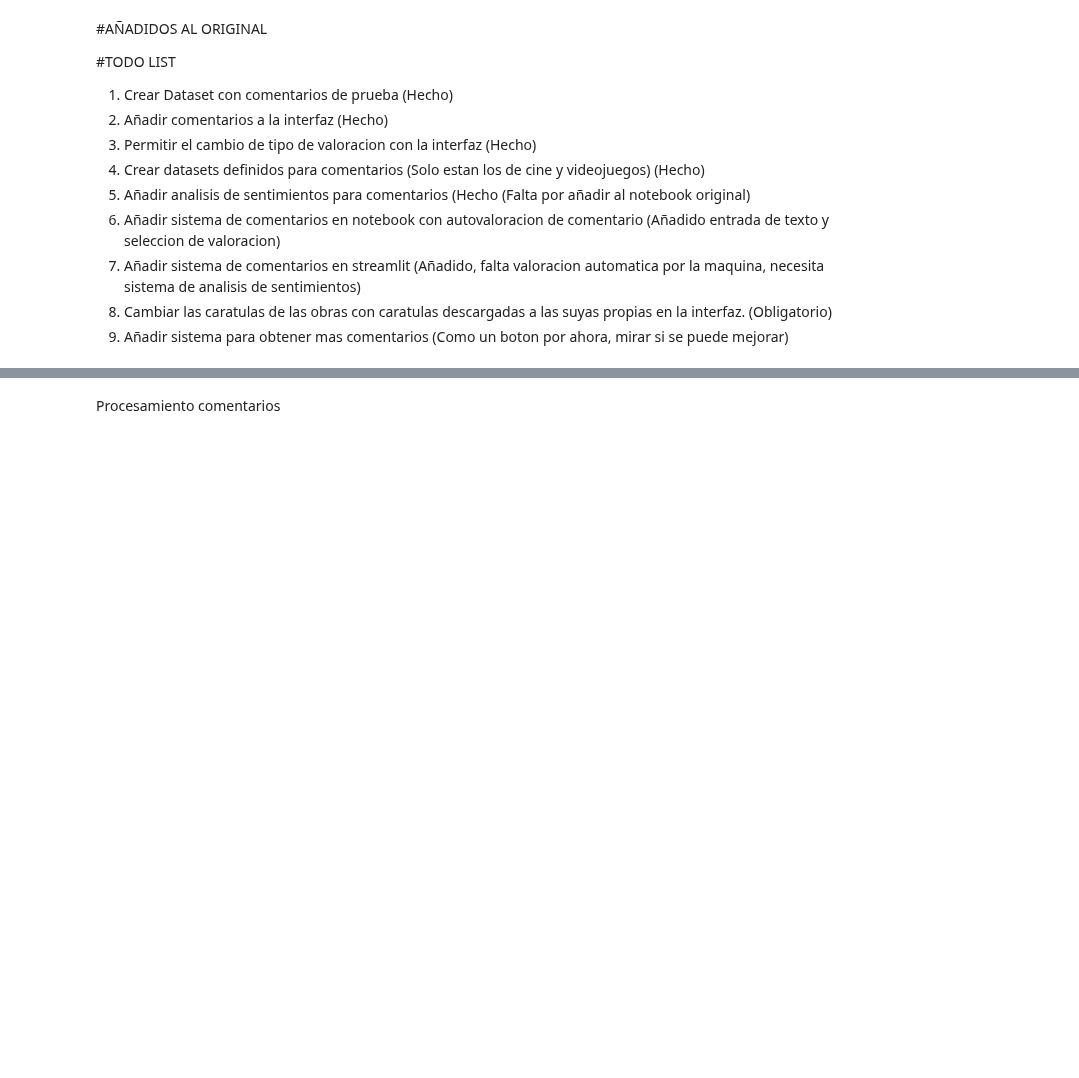
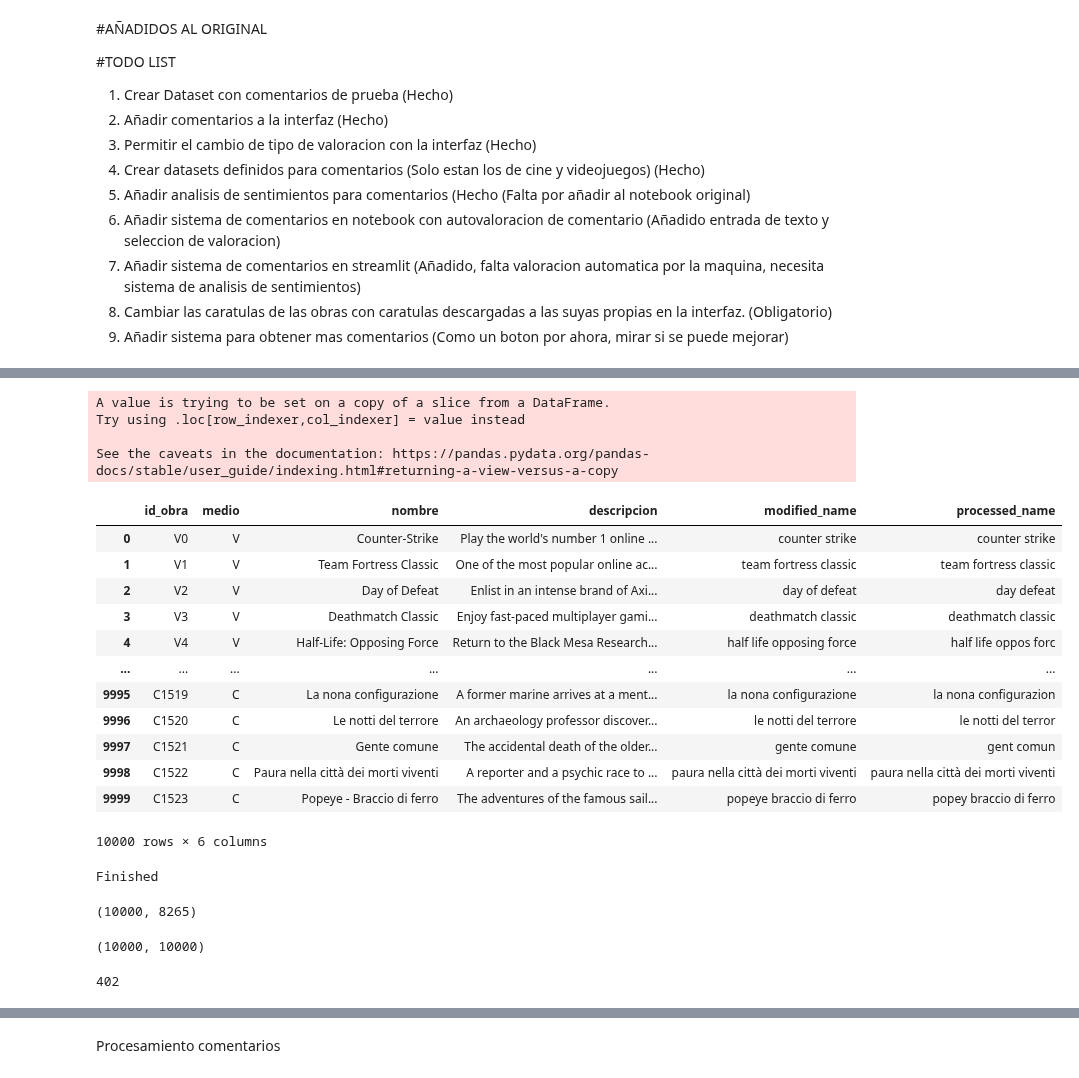
Before and after one commit to adrygp/ABP-FindMo, a Jupyter notebook: AñadidoComentarios.ipynb, the cells around one changed output, grey strips where cells are left out. Cells and saved outputs as stored; diff of their text form; code cells hidden in the pictures; blank space fills up the shorter version.

```diff
--- a/AñadidoComentarios.ipynb
+++ b/AñadidoComentarios.ipynb
@@ -401,0 +407,5 @@ top.head(11)[1:11]
+# %%
+originalData = pd.read_csv('system_datasets/obras_descripcion.csv')
+modifiedData = originalData['nombre'].str.lower().str.replace("-|:|®", " ")
+originalData['modified_name'] = modifiedData
+originalData
@@ -401,0 +426,25 @@ top.head(11)[1:11]
+# %%
+
+nltk.download('punkt')
+nltk.download('stopwords')
+
+ps = PorterStemmer()
+
+preprocessedText = []
+
+for row in originalData.head(10000).itertuples():
+
+
+    text = word_tokenize(row[5]) ## indice de la columna que contiene el texto
+    ## Remove stop words
+    stops = set(stopwords.words("english"))
+    text = [ps.stem(w) for w in text if not w in stops and w.isalpha()]
+    text = " ".join(text)
+
+    preprocessedText.append(text)
+
+preprocessedData = originalData.head(10000)
+preprocessedData['processed_name'] = preprocessedText
+
+preprocessedData
+# %% [output]
@@ -401,0 +455,30 @@ top.head(11)[1:11]
+A value is trying to be set on a copy of a slice from a DataFrame.
+Try using .loc[row_indexer,col_indexer] = value instead
+
+See the caveats in the documentation: https://pandas.pydata.org/pandas-docs/stable/user_guide/indexing.html#returning-a-view-versus-a-copy
+|  | id_obra | medio | nombre | descripcion | modified_name | processed_name |
+| 0 | V0 | V | Counter-Strike | Play the world's number 1 online ... | counter strike | counter strike |
+| 1 | V1 | V | Team Fortress Classic | One of the most popular online ac... | team fortress classic | team fortress classic |
+| 2 | V2 | V | Day of Defeat | Enlist in an intense brand of Axi... | day of defeat | day defeat |
+| 3 | V3 | V | Deathmatch Classic | Enjoy fast-paced multiplayer gami... | deathmatch classic | deathmatch classic |
+| 4 | V4 | V | Half-Life: Opposing Force | Return to the Black Mesa Research... | half life opposing force | half life oppos forc |
+| ... | ... | ... | ... | ... | ... | ... |
+| 9995 | C1519 | C | La nona configurazione | A former marine arrives at a ment... | la nona configurazione | la nona configurazion |
+| 9996 | C1520 | C | Le notti del terrore | An archaeology professor discover... | le notti del terrore | le notti del terror |
+| 9997 | C1521 | C | Gente comune | The accidental death of the older... | gente comune | gent comun |
+| 9998 | C1522 | C | Paura nella città dei morti viventi | A reporter and a psychic race to ... | paura nella città dei morti viventi | paura nella città dei morti viventi |
+| 9999 | C1523 | C | Popeye - Braccio di ferro | The adventures of the famous sail... | popeye braccio di ferro | popey braccio di ferro |
+10000 rows × 6 columns
+# %%
+from sklearn.feature_extraction.text import TfidfVectorizer
+
+bagOfWordsModel = TfidfVectorizer()
+bagOfWordsModel.fit(preprocessedData['processed_name'])
+textsBoW2= bagOfWordsModel.transform(preprocessedData['processed_name'])
+print("Finished")
+# %% [output]
+Finished
+# %%
+textsBoW2.shape
+# %% [output]
+(10000, 8265)
@@ -401,0 +489,10 @@ top.head(11)[1:11]
+# %%
+print(distance_matrix2.shape)
+# %% [output]
+(10000, 10000)
+# %%
+searchTitle = "Prince of Persia®" # Funciona especialmente bien con sagas "Call of Duty® 4: Modern Warfare®" por ejemplo
+indexOfTitle = preprocessedData[preprocessedData['nombre']==searchTitle].index.values[0]
+indexOfTitle
+# %% [output]
+402
```
Also changed, not shown: parts of 27 cells of this notebook.
